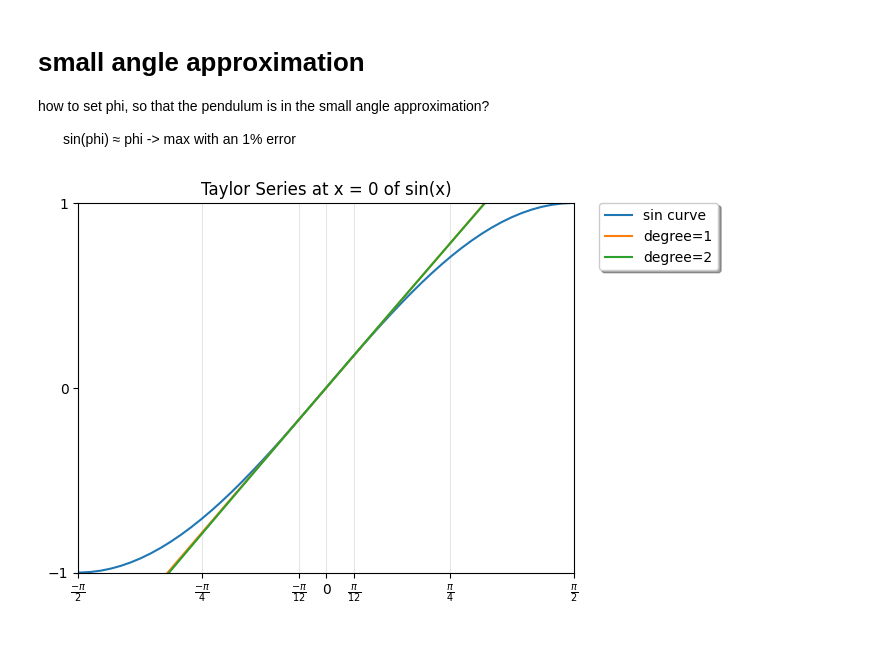
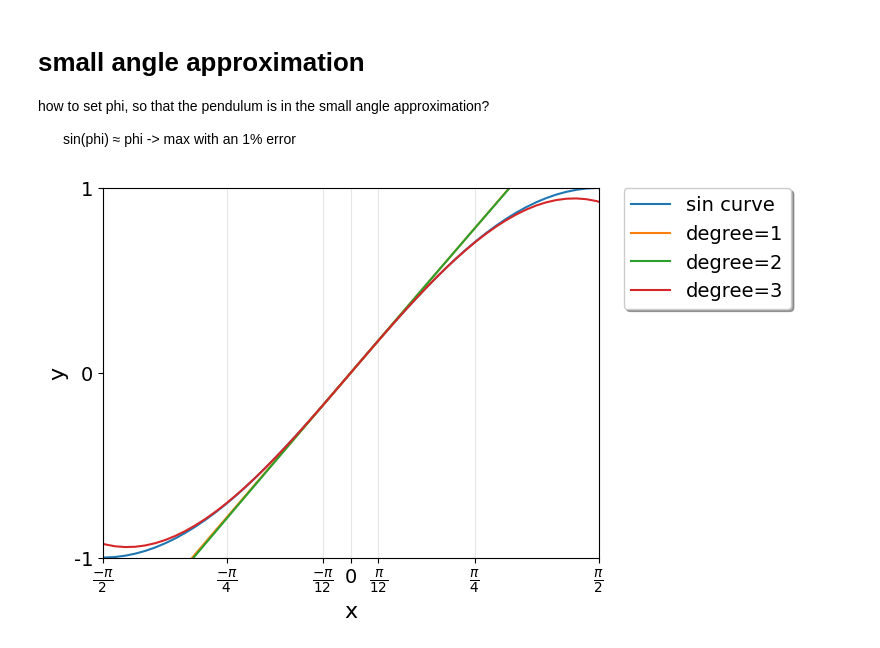
Before and after one commit to huyenanh-nguyen/MB14_Classical_mechanics, a Jupyter notebook: Pendulum/F3_Pendulum.ipynb, the cells around one changed output. Saved outputs shown, nothing was run; the diff lists cells and outputs as text; code cells hidden in the pictures.

Commit message:
combined plot

```diff
--- a/Pendulum/F3_Pendulum.ipynb
+++ b/Pendulum/F3_Pendulum.ipynb
@@ -45,28 +42,31 @@ how to set phi, so that the pendulum is in the small angle approximation? <br>
 # %%
 x = np.linspace(-np.pi, np.pi, 100) # generating 100 points between - π and π
 
 fig, ax = plt.subplots()
 ax.plot(x, np.sin(x), label="sin curve")    # plot a sin(x) curve
 
-for degree in np.arange(1, 3, step=1):
+for degree in np.arange(1, 4, step=1):
     sin_taylor = approximate_taylor_polynomial(np.sin, 0, degree, 1,
                                                order=degree + 2)
 
     ax.plot(x, sin_taylor(x), label=f"degree={degree}") # plotting the Taylorseries to the second degree
 
 
 ax.legend(bbox_to_anchor=(1.05, 1), loc='upper left',
-           borderaxespad=0.0, shadow=True)
+           borderaxespad=0.0, shadow=True, fontsize=14)
 
 ax.set_yticks([-1 , 0, 1])
 ax.set_xticks([(- 0.5 * np.pi) , (- 0.25 * np.pi) ,(- (1/18) * np.pi) , 0, ((1/18) * np.pi), ( 0.25 * np.pi), ( 0.5 * np.pi)])
 plt.axis([- 0.5 * np.pi, 0.5 * np.pi, -1, 1])
 plt.grid(axis='x', color='0.90')
 labels = [r'$\frac{-\pi}{2}$',r'$\frac{-\pi}{4}$',r'$\frac{-\pi}{12}$', r"0", r'$\frac{\pi}{12}$',r'$\frac{\pi}{4}$', r'$\frac{\pi}{2}$']
 
 # labels = [r'$-\pi/2$',r'$-\pi/4$',r'$-\pi/18$', r"0", r'$\pi/18$',r'$\pi/4$', r'$\pi/2$']
-ax.set_xticklabels(labels)
-ax.set_title("Taylor Series at x = 0 of sin(x)")
+ax.set_xticklabels(labels, fontsize=14)
+ax.set_yticklabels([-1,0,1],fontsize=14)
+# ax.set_title("Taylor Series at x = 0 of sin(x)")
+plt.xlabel("x",fontsize=16)
+plt.ylabel("y", fontsize=16)
 plt.show()
 # %% [output]
-[figure, old version]
+[figure, new version]
```
Also changed, not shown: parts of 1 cell of this notebook, 4 other files.
